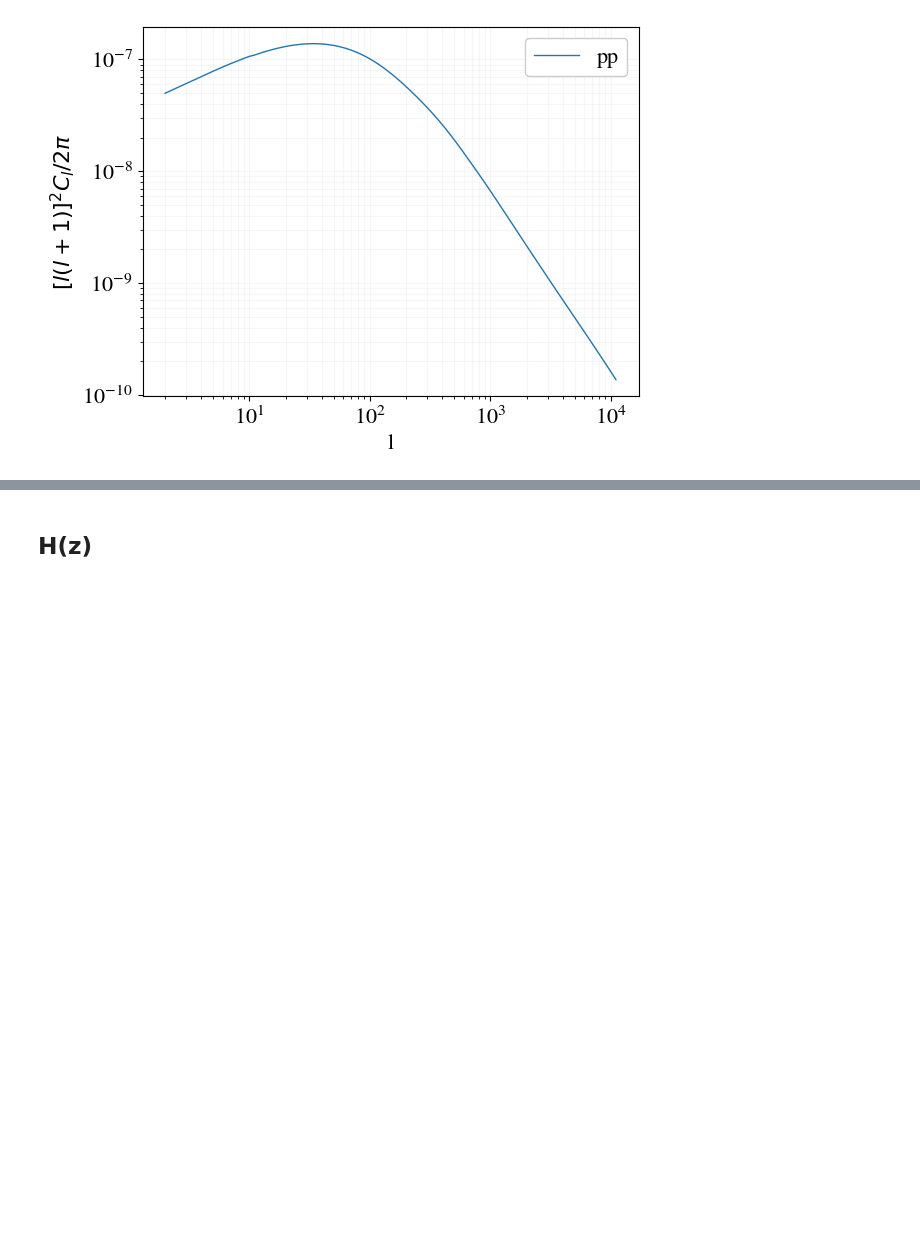
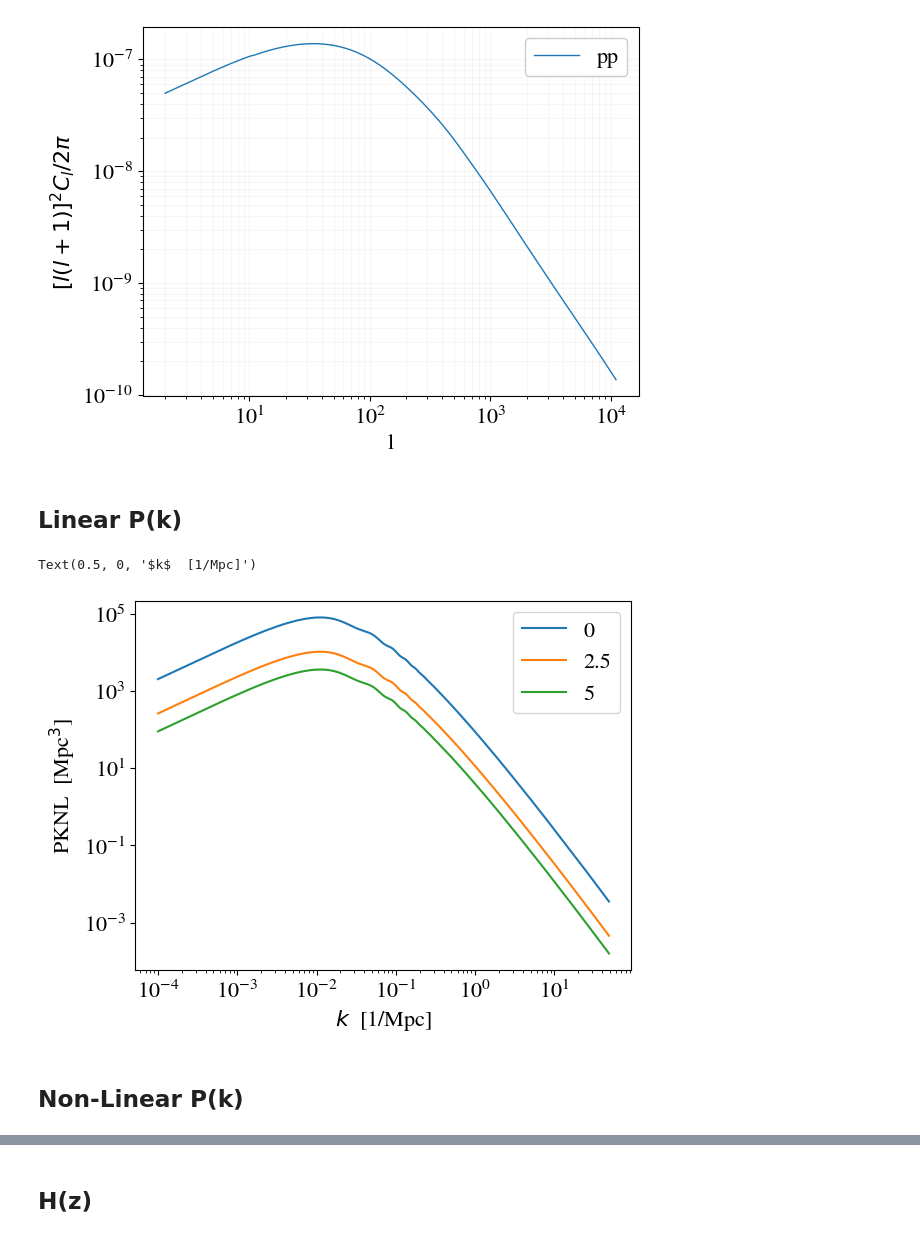
Before and after one commit to cosmopower-organization/notebooks, a Jupyter notebook: get_quantities_cosmopower.ipynb, the cells around one changed output, grey strips where cells are left out. Saved outputs shown, nothing was run; the diff lists cells and outputs as text; code cells hidden in the pictures; blank space fills up the shorter version.

```diff
--- a/get_quantities_cosmopower.ipynb
+++ b/get_quantities_cosmopower.ipynb
@@ -299,3 +303,37 @@ plt.grid(which='both',alpha=0.1)
 # plt.ylim(1e-14,1e-9)
 # %% [output]
 [figure]
+# %% [markdown]
+## Linear P(k)
+# %%
+mp = 'lcdm'
+predicted_pkl_spectrum = {}
+params_cp = {}
+for key,value in params_settings.items():
+    params_cp[key] = [value]
+params_cp_pk = params_cp.copy()
+for zpk in [0,2.5,5]:
+    params_cp_pk['z_pk_save_nonclass'] = [zpk]
+    predicted_pkl_spectrum[str(zpk)] = cp_pkl_nn[mp].predictions_np(params_cp_pk)
+# %%
+
+
+izpk = 0
+ndspl = 10
+k_arr = np.geomspace(1e-4,50.,5000)[::ndspl]
+ls = np.arange(2,5000+2)[::ndspl]
+dls = ls*(ls+1.)/2./np.pi
+for zpk in [0,2.5,5]:
+    pkl = 10.**np.asarray(predicted_pkl_spectrum[str(zpk)][0])
+    pkl_re =  ((dls)**-1*pkl)
+    plt.plot(k_arr,pkl_re,label=zpk)
+    izpk +=1
+plt.loglog()
+plt.legend()
+plt.ylabel(r'PKNL  [Mpc$^3$]')
+plt.xlabel(r'$k$  [1/Mpc]')
+# %% [output]
+Text(0.5, 0, '$k$  [1/Mpc]')
+[figure, added]
+# %% [markdown]
+## Non-Linear P(k)
```
Also changed, not shown: parts of 4 cells of this notebook.
